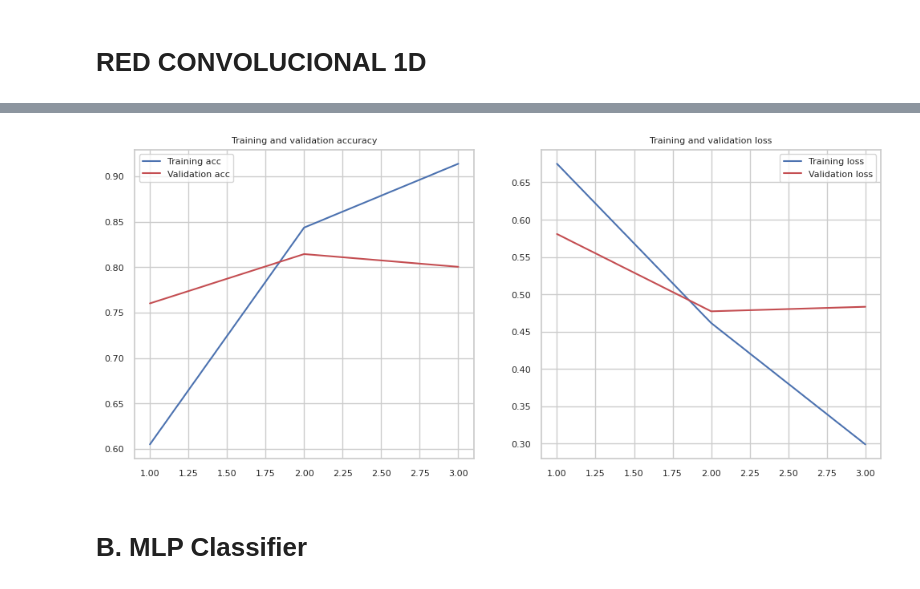
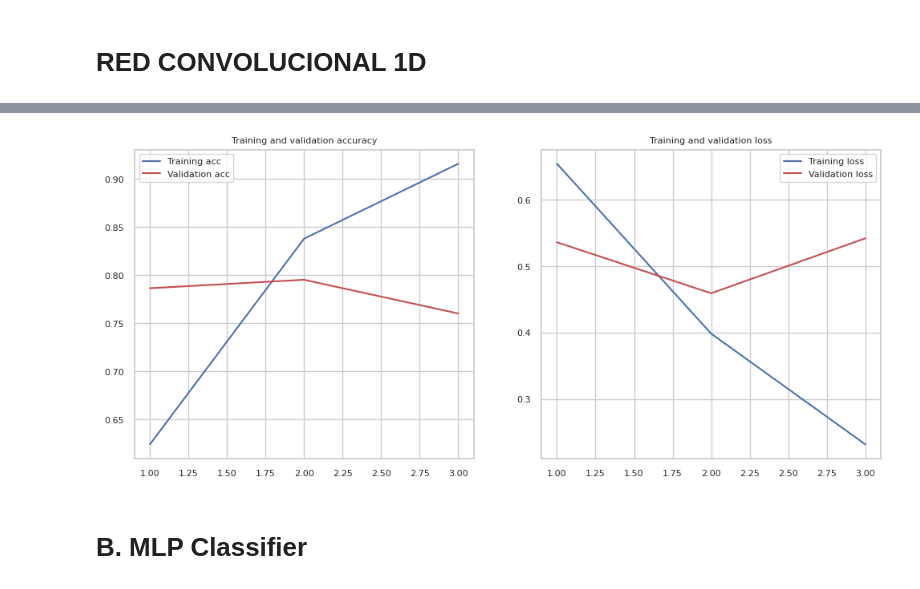
Before and after one commit to delpinor/datos7506, a Jupyter notebook: TP2 - ML.ipynb, the cells around one changed output, grey strips where cells are left out. Cells and saved outputs as stored; diff of their text form; code cells hidden in the pictures.

```diff
--- a/TP2 - ML.ipynb
+++ b/TP2 - ML.ipynb
@@ -642,7 +724,7 @@ Testing Accuracy:  0.8030
 MAX_SEQUENCE_LENGTH = train_df['text_clean'].str.split().str.len().max() + 1
 
 #Maximo de palabras
-MAX_NB_WORDS = 2000
+MAX_NB_WORDS = 50000
 
 # Matriz de salida
 EMBEDDING_DIM = 100
@@ -667,9 +749,9 @@ X_train, X_test, y_train, y_test = train_test_split(X,y, test_size = 0.25, rando
 # Agrego unua red convolucional 1D
 model = Sequential()
 model.add(layers.Embedding(vocab_size, EMBEDDING_DIM ,input_length = X.shape[1]))
-model.add(layers.Conv1D(200, 10, activation='sigmoid'))
+model.add(layers.Conv1D(100, 5, activation='sigmoid'))
 model.add(layers.GlobalMaxPooling1D())
-model.add(layers.Dense(10, activation='sigmoid'))
+model.add(layers.Dense(64, activation='sigmoid'))
 model.add(layers.Dense(2, activation='sigmoid'))
 model.compile(optimizer='adam',loss='binary_crossentropy',metrics=['accuracy'])
 
@@ -706,4 +788,4 @@ Testing Accuracy:  0.7841
-[figure, old version]
+[figure, new version]
 # %% [markdown]
 # B. MLP Classifier
 # %%
```
Also changed, not shown: parts of 10 cells of this notebook, 3 other files.
